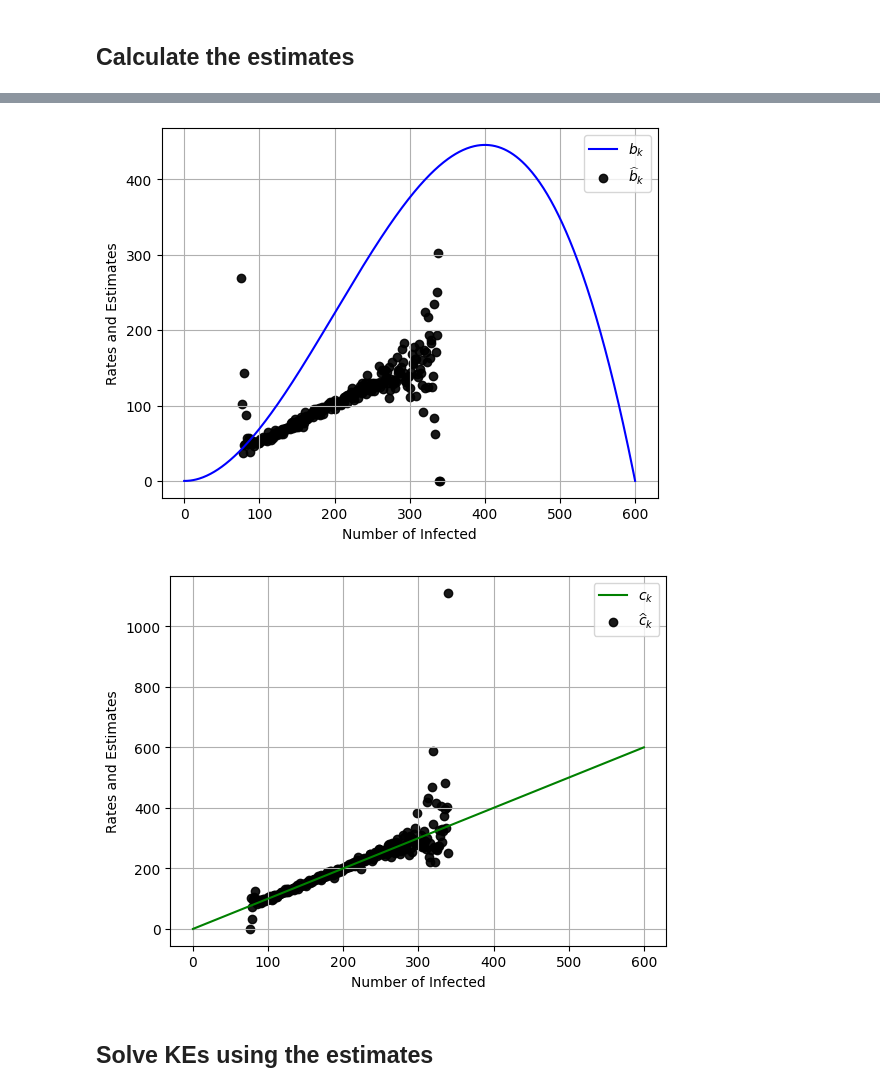
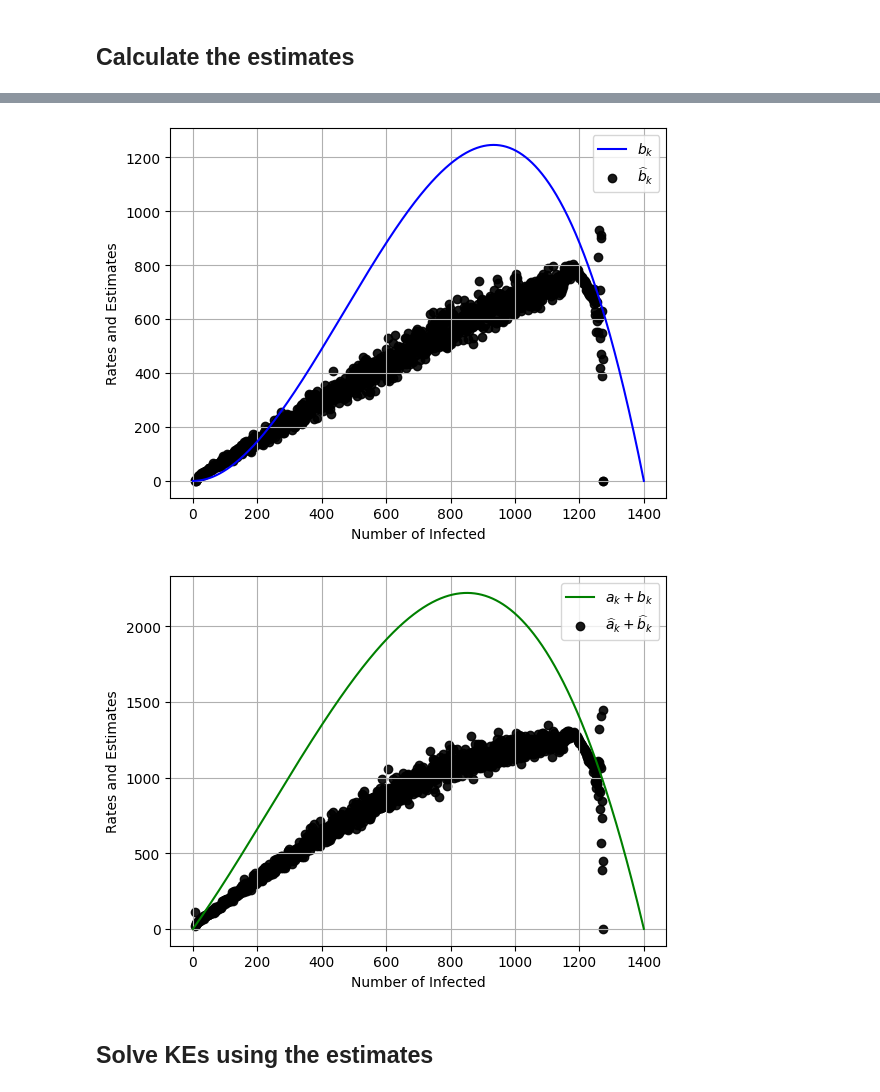
Before and after one commit to markolalovic/higher-order-contagion, a Jupyter notebook: notebooks/Regular-SC-rates-1.ipynb, the cells around one changed output, grey strips where cells are left out. Saved outputs shown, nothing was run; the diff lists cells and outputs as text; code cells hidden in the pictures.

```diff
--- a/notebooks/Regular-SC-rates-1.ipynb
+++ b/notebooks/Regular-SC-rates-1.ipynb
@@ -73,7 +73,7 @@ test_name = "Regular_SC"
 I0 = 10
 nsims = 100 # TODO: test with 500
 run_gillespie_simulations = True
-time_max = 50
+time_max = 20
 
 # set beta1, beta2 such that k^* = .75 N
 mu    = 1             # recovery rate
@@ -82,8 +82,8 @@ mu    = 1             # recovery rate
 # Try with
 # lambda_1 \in [1, 1.3, 1.5]
 # lambda_2 \in [2, 5]
-lambda1 = 2 # <- increase lambda
-lambda2 = 5
+lambda1 = 3 # <- increase lambda
+lambda2 = 6
 
 beta1 = lambda1 * mu / d1 # pairwise infection rate
 beta2 = lambda2 * mu / d2 # hyperedge contagion rate
@@ -108,7 +108,7 @@ Regular_SC:
 ## Run Gillespie
 # %%
 ## --- Run Gillespie ---
-run_gillespie_simulations = True
+run_gillespie_simulations = False
 
 I0_gillespie = I0 # TODO: go over the range when necessary
 nodes = list(g.nodes.keys())
@@ -135,6 +135,9 @@ ax  = plt.subplot()
 for X_t in X_sims:
     ax.plot(X_t[0], X_t[2], c="blue", alpha=0.9, linewidth=0.5, rasterized=True)
 
+avg_curve, times = get_average(X_sims, time_max, len(X_sims), delta_t = 0.01)
+plt.plot(times, avg_curve, "red")
+
 plt.axhline(y=int(0.7 * N), color='black', lw=2, alpha=0.4, linestyle='-')
 
 plt.xlabel("Time")
@@ -321,5 +302,6 @@ plt.show()
 # %%
 ## --- Calculate the estimates ---
 min_Tk_threshold = 1e-6
-estimates = calculate_estimates(X_sims_aligned, N, min_Tk_threshold)
+# estimates = calculate_estimates(X_sims_aligned, N, min_Tk_threshold)
+estimates = calculate_estimates(X_sims, N, min_Tk_threshold)
 # %% [output]
@@ -347,2 +308,0 @@ estimates
-# %%
-estimates = calculate_estimates(X_sims_aligned, N, min_Tk_threshold)
@@ -499,9 +441,9 @@ plt.show()
 # theoretical ck vs. ck hats (as a test only)
 fig = plt.figure()
 ax = plt.subplot()
-ax.plot(k_values, c_k, label=r'$c_k$', color="green")
-ax.scatter(k_values[valid_k_idx], c_k_hat[valid_k_idx],
-        label=r'$\widehat{c}_k$', color="black", alpha=0.9)
+ax.plot(k_values, a_k + b_k, label=r'$a_k + b_k$', color="green")
+ax.scatter(k_values[valid_k_idx], a_k_hat[valid_k_idx] + b_k_hat[valid_k_idx],
+        label=r'$\widehat{a}_k + \widehat{b}_k$', color="black", alpha=0.9)
 plt.xlabel("Number of Infected")
 plt.ylabel("Rates and Estimates")
 plt.legend()
@@ -514,5 +456,5 @@ plt.show()
-[figure, old version]
+[figure, new version]
-[figure, old version]
+[figure, new version]
 # %% [markdown]
 ## Solve KEs using the estimates
 # %%
```
Also changed, not shown: parts of 23 cells of this notebook, 25 other files.
